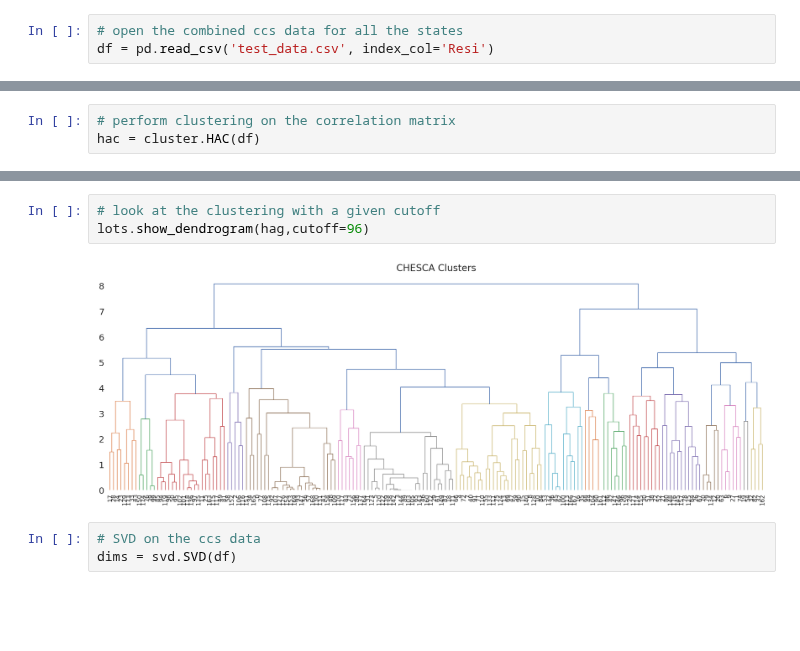
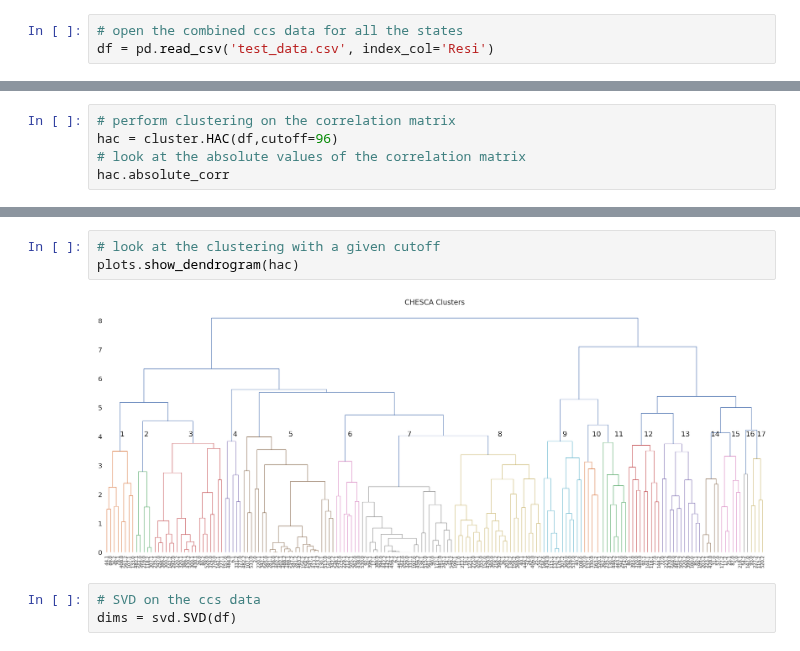
Before and after one commit to Dan-Burns/pychesca, a Jupyter notebook: dev.ipynb, the cells around one changed output, grey strips where cells are left out. Saved outputs shown, nothing was run; the diff lists cells and outputs as text; blank space fills up the shorter version.

Commit message:
dendrogram cluster labels

```diff
--- a/dev.ipynb
+++ b/dev.ipynb
@@ -85,3 +73,5 @@ df
 # %%
 # perform clustering on the correlation matrix
-hac = cluster.HAC(df)
+hac = cluster.HAC(df,cutoff=96)
+# look at the absolute values of the correlation matrix
+hac.absolute_corr
@@ -116,8 +112,8 @@ plots.heatmap_correlation_cutoffs(df, min_corr=.92)
 # %%
 # look at the clustering with a given cutoff
-lots.show_dendrogram(hag,cutoff=96)
+plots.show_dendrogram(hac)
 # %% [output]
-[figure, old version]
+[figure, new version]
 # %%
 # SVD on the ccs data
 dims = svd.SVD(df)
```
Also changed, not shown: parts of 11 cells of this notebook, 4 other files.
